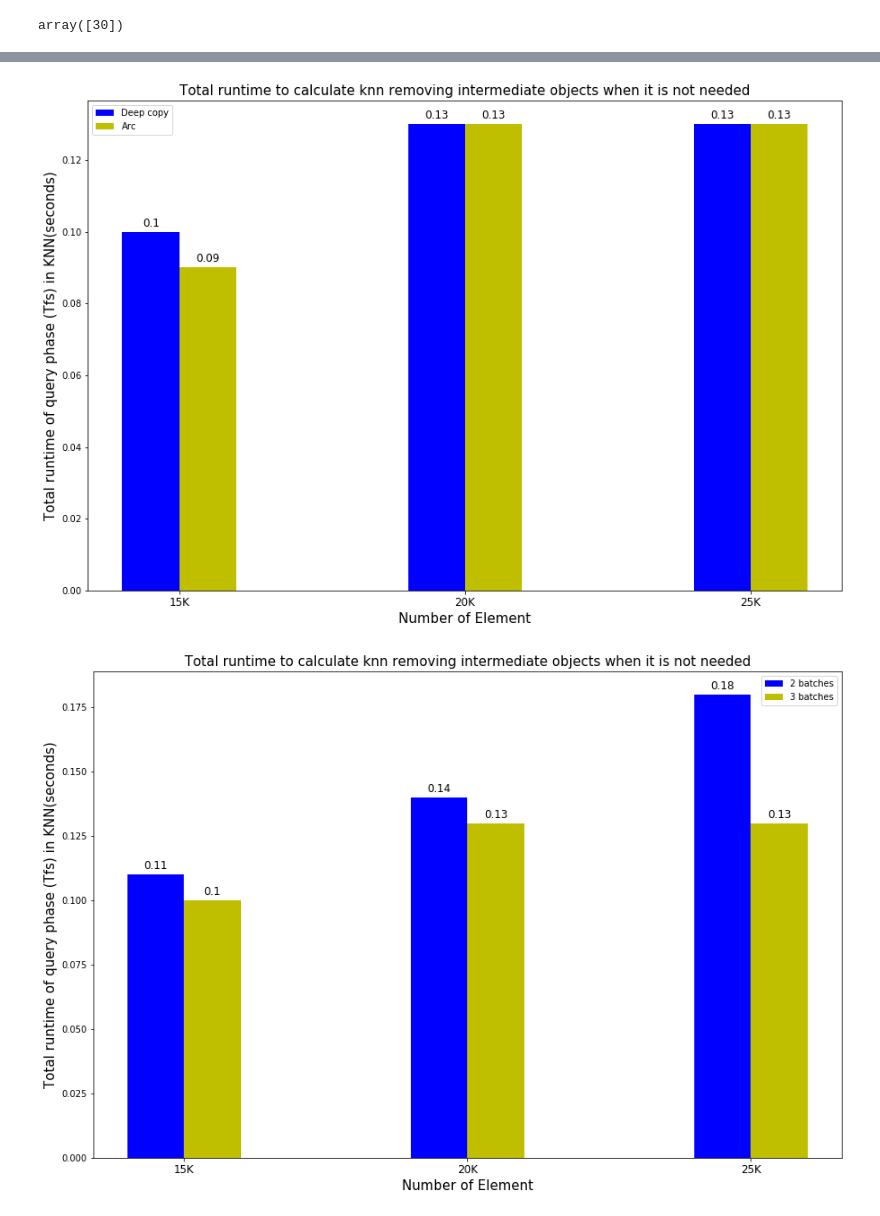
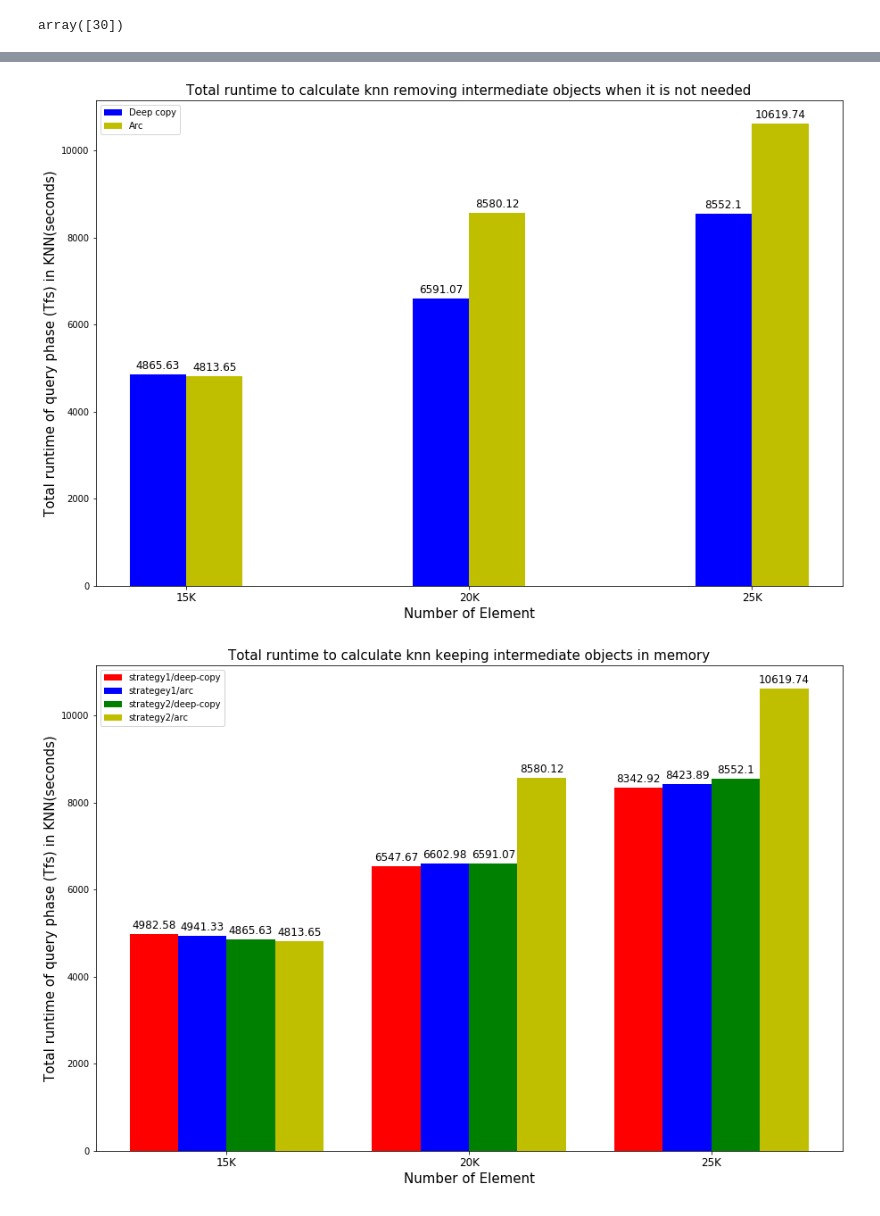
Before and after one commit to ShinsakuOkazaki/master-thesis, a Jupyter notebook: project/rust_knn_streaming/analysis/runtime_analysis.ipynb, the cells around one changed output, grey strips where cells are left out. Drawn from its saved outputs; the diff is of its cells as text; code cells hidden in the pictures.

```diff
--- a/project/rust_knn_streaming/analysis/runtime_analysis.ipynb
+++ b/project/rust_knn_streaming/analysis/runtime_analysis.ipynb
@@ -76,8 +73,10 @@ array([30])
 # %%
 # method & n_batch & k -> total, preprocess_time, query_time, mean(total), mean(preprocess), mean(queer)
 # %%
+load_cols = ["load_time" + str(i) for i in range(8)]
 preprocess_cols = ["preprocess_time" + str(i) for i in range(8)]
 query_cols = ["query_time" + str(i) for i in range(8)]
+combine_cols = ["combine_time" + str(i) for i in range(8)]
 total_col = ["total"]
 
-agg_v = df.groupby(["method", "strategy","n_batch", "k", "n_neighbors"])[preprocess_cols + query_cols + total_col]
+agg_v = df.groupby(["method", "strategy","n_batch", "k", "n_neighbors"])[load_cols + preprocess_cols + query_cols + combine_cols + total_col]
@@ -132,7 +133,7 @@ m_query
 # %%
 # n_neighbors does not have impact to runtime performance
 # %%
-agg_v = df.groupby(["method", "strategy", "n_batch", "k"])[preprocess_cols + query_cols + total_col]
+agg_v = df.groupby(["method", "strategy", "n_batch", "k"])[load_cols + preprocess_cols + query_cols + combine_cols + total_col]
 # %%
 agg_mean = agg_v.mean()
 # %%
@@ -206,5 +201,10 @@ array([66262.8, 71419.8, 76709.6, 72654.8, 80112.8, 78848.8, 76301.6,
+# %%
+agg_mean['load_total'] = agg_mean[load_cols].apply(np.sum, axis = 1)
+agg_mean['preprocess_total'] = agg_mean[preprocess_cols].apply(np.sum, axis = 1)
+agg_mean['query_total'] = agg_mean[query_cols].apply(np.sum, axis = 1)
+agg_mean['combine_total'] = agg_mean[combine_cols].apply(np.sum, axis = 1)
 # %%
-agg_total = agg_mean[["method", "strategy", "n_batch", "k", 'preprocess_total', 'query_total', 'total']]
+agg_total = agg_mean[["method", "strategy", "n_batch", "k", 'load_total', 'preprocess_total', 'query_total', 'combine_total', 'total']]
 # %%
 agg_total
 # %% [output]
@@ -351,8 +428,8 @@ arc = agg_total[(agg_total["method"] == '"arc"') & (agg_total["strategy"] == 2)
 fig, ax = plt.subplots(figsize = (15, 10))
 w = 0.2
 idx = np.arange(agg_total['k'].nunique())
-b1 = ax.bar(idx - w / 2, round(deepcopy["query_total"] / 1000000, 2), width = w, color ='b', align = 'center')
-b2 = ax.bar(idx + w / 2, round(arc["query_total"] / 1000000, 2), width = w, color ='y', align = 'center')
+b1 = ax.bar(idx - w / 2, round(deepcopy["query_total"] / 1000, 2), width = w, color ='b', align = 'center')
+b2 = ax.bar(idx + w / 2, round(arc["query_total"] / 1000, 2), width = w, color ='y', align = 'center')
 label = np.sort(agg_total['k'].unique())
 ax.set_xticks(idx)
 ax.set_xticklabels([str(int(n)) + "K" for n in (label / 1000)], fontsize = 12)
@@ -366,26 +443,32 @@ ax.legend((b1, b2), ("Deep copy", "Arc"))
 #fig.savefig("rust_tree_aggregate.eps")
 plt.show()
 # %% [output]
-[figure, old version]
+[figure, new version]
 # %%
-batch2 = agg_total[(agg_total["method"] == '"deepcopy"') & (agg_total["strategy"] == 2) & (agg_total["n_batch"] == 2)]
-batch3 = agg_total[(agg_total["method"] == '"deepcopy"') & (agg_total["strategy"] == 2) & (agg_total["n_batch"] == 3)]
+deepcopy_strategy1 = agg_total[(agg_total["method"] == '"deepcopy"') & (agg_total["strategy"] == 1) & (agg_total["n_batch"] == 3)]
+deepcopy_strategy2 = agg_total[(agg_total["method"] == '"deepcopy"') & (agg_total["strategy"] == 2) & (agg_total["n_batch"] == 3)]
+arc_strategy1 = agg_total[(agg_total["method"] == '"arc"') & (agg_total["strategy"] == 1) & (agg_total["n_batch"] == 3)]
+arc_strategy2 = agg_total[(agg_total["method"] == '"arc"') & (agg_total["strategy"] == 2) & (agg_total["n_batch"] == 3)]
 fig, ax = plt.subplots(figsize = (15, 10))
 w = 0.2
 idx = np.arange(agg_total['k'].nunique())
-b1 = ax.bar(idx - w / 2, round(batch2["query_total"] / 1000000, 2), width = w, color ='b', align = 'center')
-b2 = ax.bar(idx + w / 2, round(batch3["query_total"] / 1000000, 2), width = w, color ='y', align = 'center')
+b1 = ax.bar(idx - 3 * w / 2 , round(deepcopy_strategy1["query_total"] / 1000, 2), width = w, color ='r', align = 'center')
+b2 = ax.bar(idx - w / 2, round(arc_strategy1["query_total"] / 1000, 2), width = w, color ='b', align = 'center')
+b3 = ax.bar(idx + w / 2 , round(deepcopy_strategy2["query_total"] / 1000, 2), width = w, color ='g', align = 'center')
+b4 = ax.bar(idx + 3 * w / 2, round(arc_strategy2["query_total"] / 1000, 2), width = w, color ='y', align = 'center')
 label = np.sort(agg_total['k'].unique())
 ax.set_xticks(idx)
 ax.set_xticklabels([str(int(n)) + "K" for n in (label / 1000)], fontsize = 12)
 ax.set_xlabel("Number of Element", fontsize = 15)
 ax.set_ylabel("Total runtime of query phase (Tfs) in KNN(seconds)", fontsize = 15)
-ax.set_title("Total runtime to calculate knn removing intermediate objects when it is not needed", fontsize = 15)
+ax.set_title("Total runtime to calculate knn keeping intermediate objects in memory", fontsize = 15)
 autolabel(b1, ax)
 autolabel(b2, ax)
-ax.legend((b1, b2), ("2 batches", "3 batches"))
+autolabel(b3, ax)
+autolabel(b4, ax)
+ax.legend((b1, b2, b3, b4), ("strategy1/deep-copy", "strategey1/arc", "strategy2/deep-copy", "strategy2/arc"))
 ##ax.set_yscale('log')
 #fig.savefig("rust_tree_aggregate.eps")
 plt.show()
 # %% [output]
-[figure, old version]
+[figure, new version]
```
Also changed, not shown: parts of 30 cells of this notebook, 3 other files.
